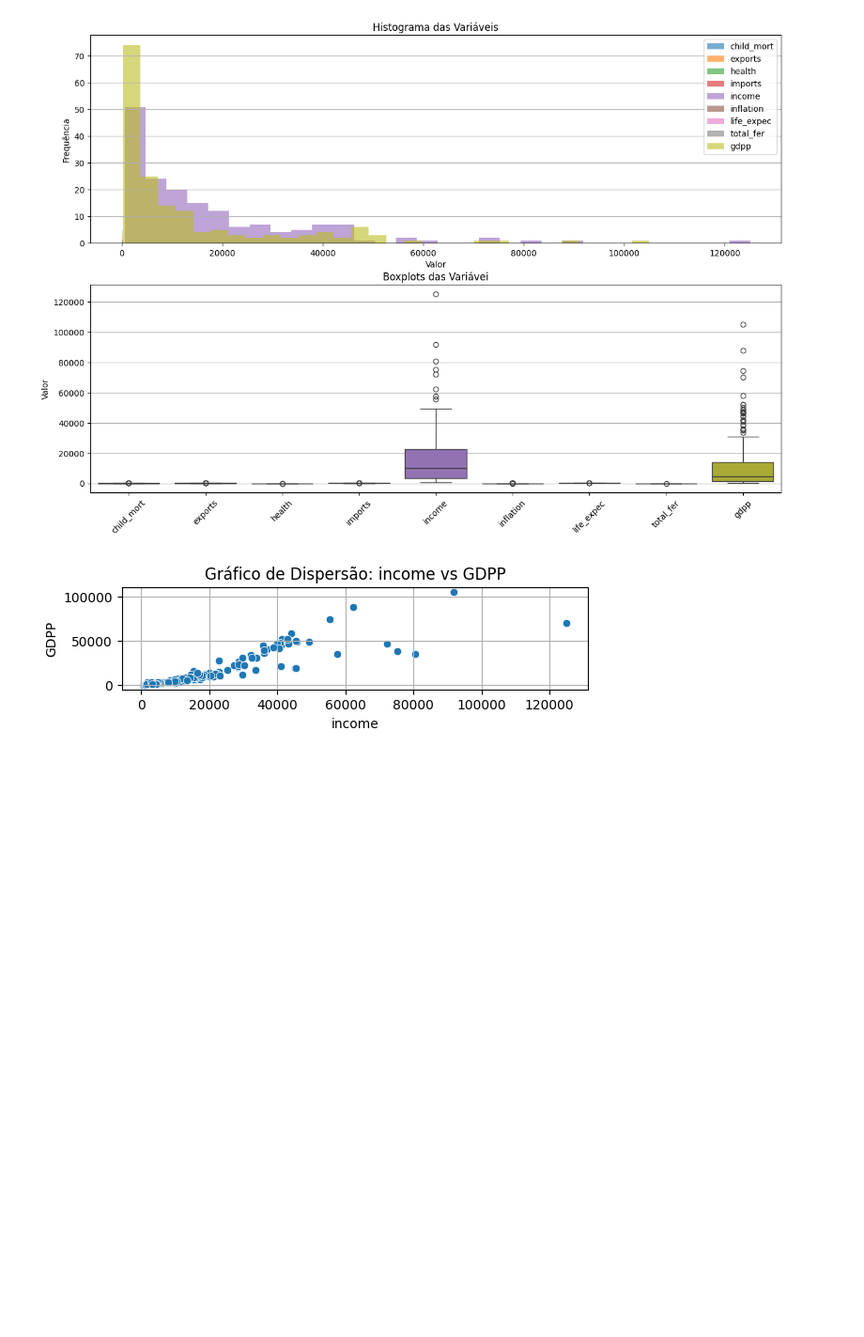
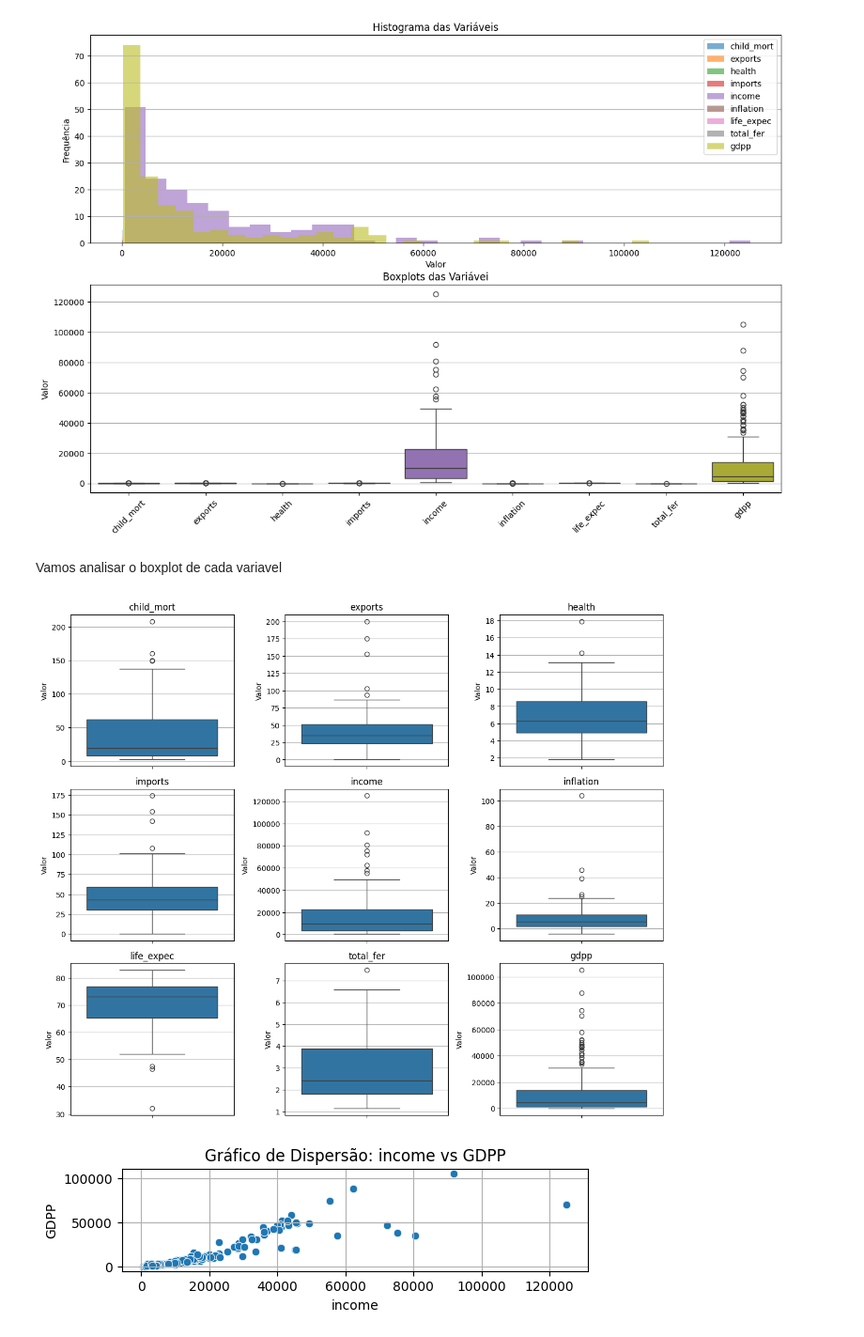
Before and after one commit to acrisandradee/algoritimoIAparaclusterizacao, a Jupyter notebook: pd_cris_andrade.ipynb, the cells around one changed output. Shown at 94% size. Saved outputs shown, nothing was run; the diff lists cells and outputs as text; code cells hidden in the pictures; blank space fills up the shorter version.

```diff
--- a/pd_cris_andrade.ipynb
+++ b/pd_cris_andrade.ipynb
@@ -95,7 +99,7 @@ zipp==3.20.2
 ![image8.png](embedded-picture-1)
 # %%
 import pandas as pd
-data = '/content/archive/Country-data.csv'
+data = '/content/drive/MyDrive/pd_algoritimoIAparaclusterizacao/archive/Country-data.csv'
 dados = pd.read_csv(data)
 
 dados.isnull().sum()
@@ -159,6 +163,23 @@ plt.grid(axis='y')
 plt.show()
 # %% [output]
 [figure]
+# %% [markdown]
+Vamos analisar o boxplot de cada variavel
+# %%
+plt.figure(figsize=(12, 10))
+
+# Criando um boxplot para cada variável
+for i, var in enumerate(variaveis, 1):
+    plt.subplot(3, 3, i)
+    sns.boxplot(data=dados, y=var)
+    plt.title(var)
+    plt.ylabel('Valor')
+    plt.grid(axis='y')
+
+plt.tight_layout()
+plt.show()
+# %% [output]
+[figure, added]
 # %%
 plt.subplot(3, 1, 3)
 sns.scatterplot(data=dados, x='income', y='gdpp')
```
Also changed, not shown: parts of 43 cells of this notebook.
